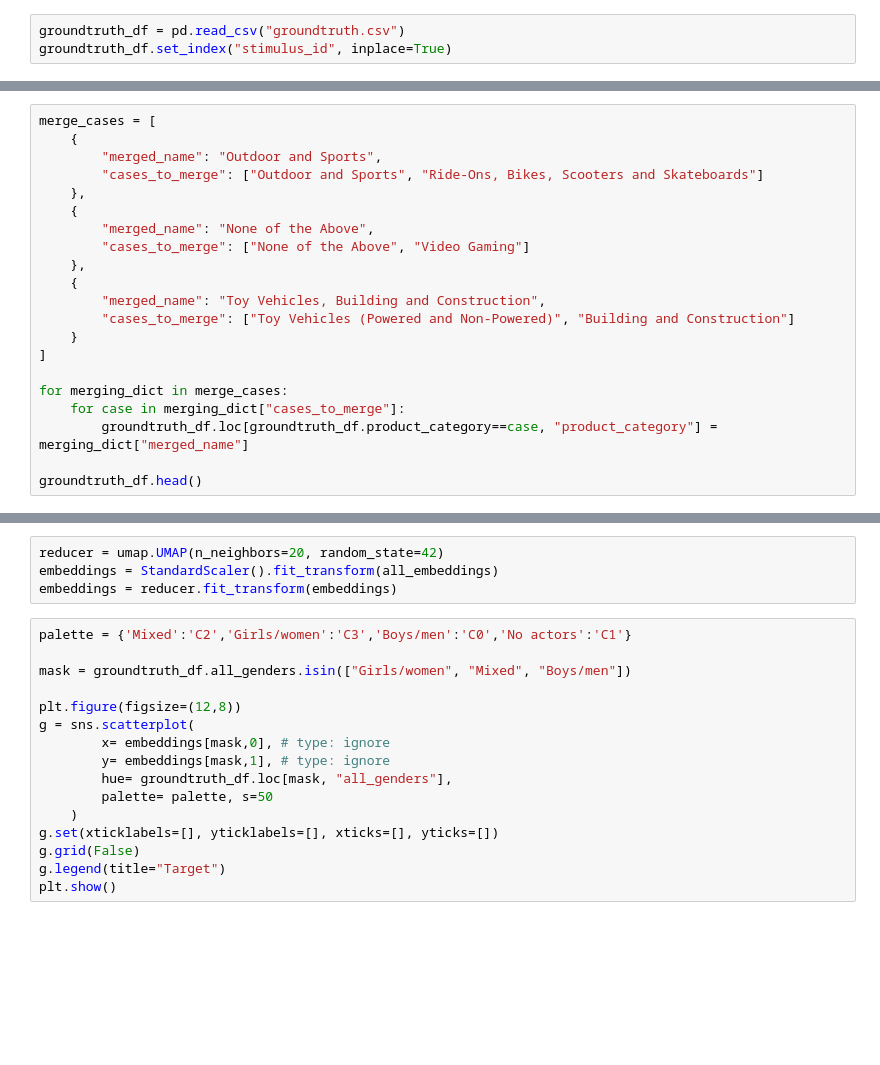
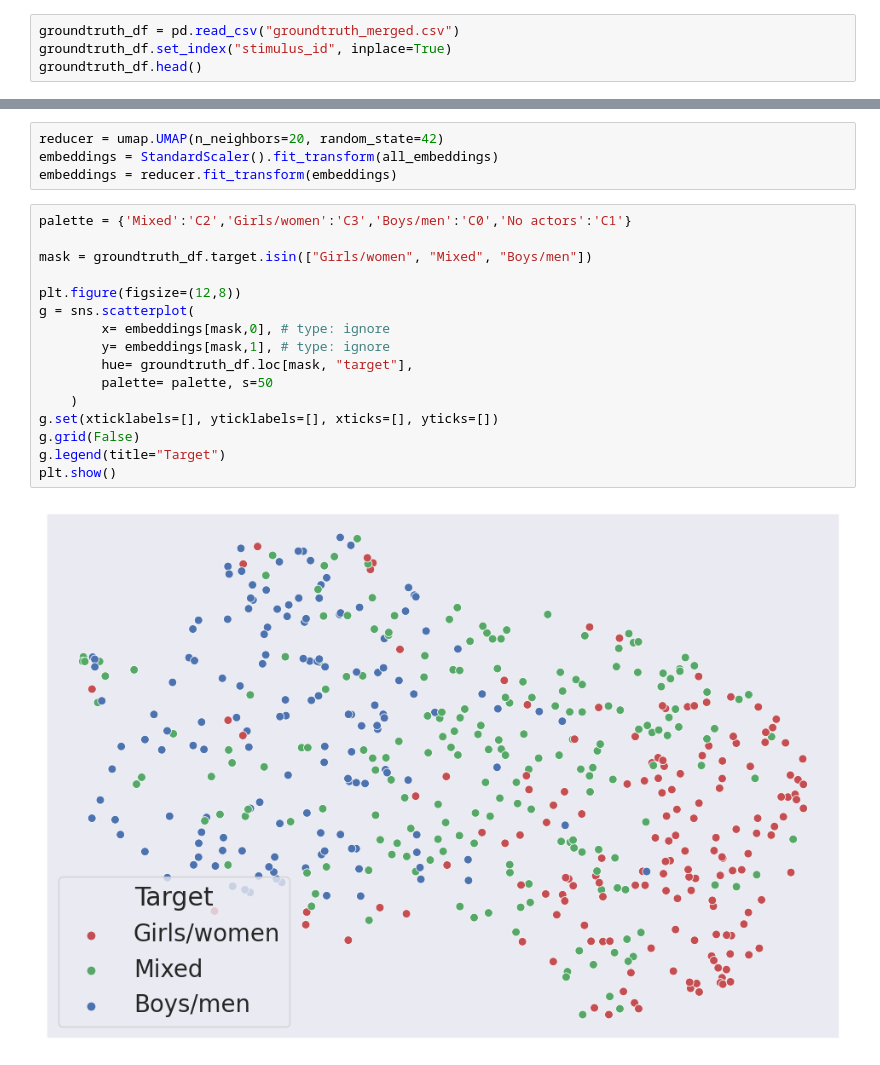
Before and after one commit to marinelliluca/gender_coded_sound_ismir2023, a Jupyter notebook: dimensionality_reduction.ipynb, the cells around one changed output, grey strips where cells are left out. Drawn from its saved outputs; the diff is of its cells as text; blank space fills up the shorter version.

```diff
--- a/dimensionality_reduction.ipynb
+++ b/dimensionality_reduction.ipynb
@@ -27,5 +27,6 @@ fn_suffix = {
 # %% [markdown]
 ## Load ground truth
 # %%
-groundtruth_df = pd.read_csv("groundtruth.csv")
+groundtruth_df = pd.read_csv("groundtruth_merged.csv")
 groundtruth_df.set_index("stimulus_id", inplace=True)
+groundtruth_df.head()
@@ -32,24 +42,3 @@ groundtruth_df.set_index("stimulus_id", inplace=True)
-# %%
-merge_cases = [
-    {
-        "merged_name": "Outdoor and Sports",
-        "cases_to_merge": ["Outdoor and Sports", "Ride-Ons, Bikes, Scooters and Skateboards"]
-    },
-    {
-        "merged_name": "None of the Above",
-        "cases_to_merge": ["None of the Above", "Video Gaming"]
-    },
-    {
-        "merged_name": "Toy Vehicles, Building and Construction",
-        "cases_to_merge": ["Toy Vehicles (Powered and Non-Powered)", "Building and Construction"]
-    }
-]
-
-for merging_dict in merge_cases:
-    for case in merging_dict["cases_to_merge"]:
-        groundtruth_df.loc[groundtruth_df.product_category==case, "product_category"] = merging_dict["merged_name"]
-
-groundtruth_df.head()
 # %%
 not_found = 0
 for stimulus_id in groundtruth_df.index:
@@ -79,16 +70,18 @@ embeddings = reducer.fit_transform(embeddings)
 # %%
 palette = {'Mixed':'C2','Girls/women':'C3','Boys/men':'C0','No actors':'C1'}
 
-mask = groundtruth_df.all_genders.isin(["Girls/women", "Mixed", "Boys/men"])
+mask = groundtruth_df.target.isin(["Girls/women", "Mixed", "Boys/men"])
 
 plt.figure(figsize=(12,8))
 g = sns.scatterplot(
         x= embeddings[mask,0], # type: ignore
         y= embeddings[mask,1], # type: ignore
-        hue= groundtruth_df.loc[mask, "all_genders"],
+        hue= groundtruth_df.loc[mask, "target"],
         palette= palette, s=50
     )
 g.set(xticklabels=[], yticklabels=[], xticks=[], yticks=[])
 g.grid(False)
 g.legend(title="Target")
 plt.show()
+# %% [output]
+[figure, added]
```
Also changed, not shown: parts of 2 cells of this notebook, 2 other files.
